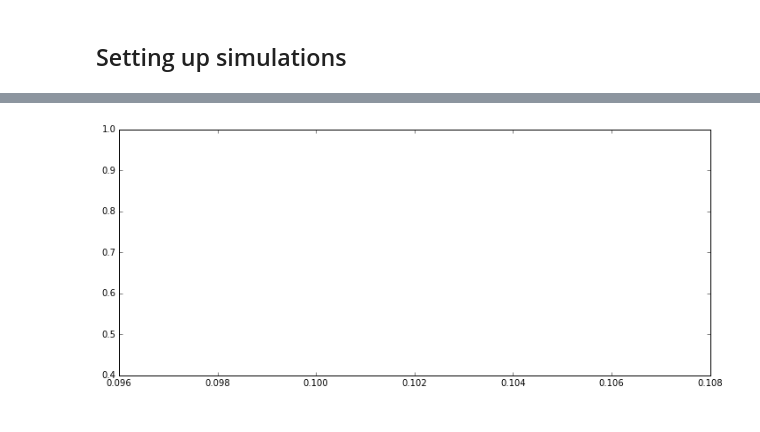
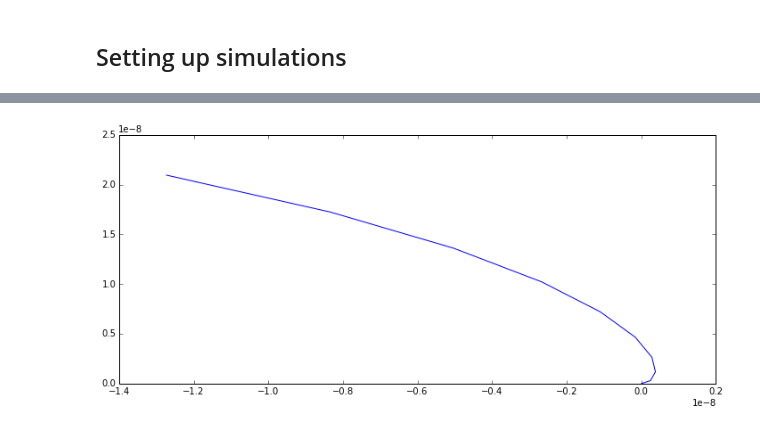
Before and after one commit to toni88x/rebound, a Jupyter notebook: python_examples/LangevinMCMC-2nd-Order.ipynb, the cells around one changed output, grey strips where cells are left out. Cells and saved outputs as stored; diff of their text form; code cells hidden in the pictures.

```diff
--- a/python_examples/LangevinMCMC-2nd-Order.ipynb
+++ b/python_examples/LangevinMCMC-2nd-Order.ipynb
@@ -243,8 +190,68 @@ array([ 0.02585589,  0.02542851,  0.02501099,  0.02460297,  0.02420426,
-# %%
-sim_rv = simulation_rv(a0)
-fig = plt.figure(figsize=(12,5))
-
-plt.plot(data_t,data_rv, color="r");
-plt.plot(data_t,sim_rv, color="b");
-# %% [output]
-[figure, removed]
+# %%
+def simulation_rv(cart):
+    r.reset()
+    numvar = 4
+    r.N_megnopp = numvar # 4 variation equations per particle
+    r.add(m=1.)
+    r.add(a=cart[0],e=cart[1],anom=cart[2],omega=cart[3])
+    N = r.N
+
+
+    r.init_megno(0.)
+    ps = r.particles
+
+
+    delta = 1e-4
+    # First order
+    for l in range(numvar):
+        cart2 = cart.copy()
+        cart2[l] += delta
+        mp = r.Particle(primary=ps[0],a=cart2[0],e=np.clip(cart2[1],0.,0.9),anom=cart2[2],omega=cart2[3])
+
+        vari = N*l+1+N
+        ps[vari].x  = (mp.x  - ps[1].x  )
+        ps[vari].y  = (mp.y  - ps[1].y  )
+        ps[vari].z  = (mp.z  - ps[1].z  )
+        ps[vari].vx = (mp.vx - ps[1].vx )
+        ps[vari].vy = (mp.vy - ps[1].vy )
+        ps[vari].vz = (mp.vz - ps[1].vz )
+
+    _id = 0
+    # Second order
+    for l in range(numvar):
+        for k in range(l+1):
+            cart2 = cart.copy()
+            cart2[l] += delta
+            mp = r.Particle(primary=ps[0],a=cart2[0],e=np.clip(cart2[1],0.,0.9),anom=cart2[2],omega=cart2[3])
+            cart2 = cart.copy()
+            cart2[l] -= delta
+            mm = r.Particle(primary=ps[0],a=cart2[0],e=np.clip(cart2[1],0.,0.9),anom=cart2[2],omega=cart2[3])
+
+            vari = N*_id+1+N+numvar*N
+            ps[vari].x  = 1.*(mp.x  - 2.*ps[1].x  + mm.x )
+            ps[vari].y  = 1.*(mp.y  - 2.*ps[1].y  + mm.y )
+            ps[vari].z  = 1.*(mp.z  - 2.*ps[1].z  + mm.z )
+            ps[vari].vx = 1.*(mp.vx - 2.*ps[1].vx + mm.vx)
+            ps[vari].vy = 1.*(mp.vy - 2.*ps[1].vy + mm.vy)
+            ps[vari].vz = 1.*(mp.vz - 2.*ps[1].vz + mm.vz)
+            #if _id ==0:
+            #    print ps[vari].vx,ps[vari].vy
+            _id +=1
+
+
+    ps = r.particles
+    sim_rv = np.zeros((len(data_t),2))
+    for i,t in enumerate(data_t):
+        r.integrate(t)
+        sim_rv[i][0] = ps[1+N+N*numvar].x
+        sim_rv[i][1] = ps[1+N+N*numvar].y
+    return sim_rv
+
+sim_rv = simulation_rv(a0)
+fig = plt.figure(figsize=(12,5))
+
+#plt.plot(data_t,data_rv, color="r");
+plt.plot(sim_rv[:,0],sim_rv[:,1], color="b");
+#plt.plot(data_t,sim_rv[:,0], color="r");
+# %% [output]
+[figure, added]
```
Also changed, not shown: parts of 8 cells of this notebook, 1 other file.
